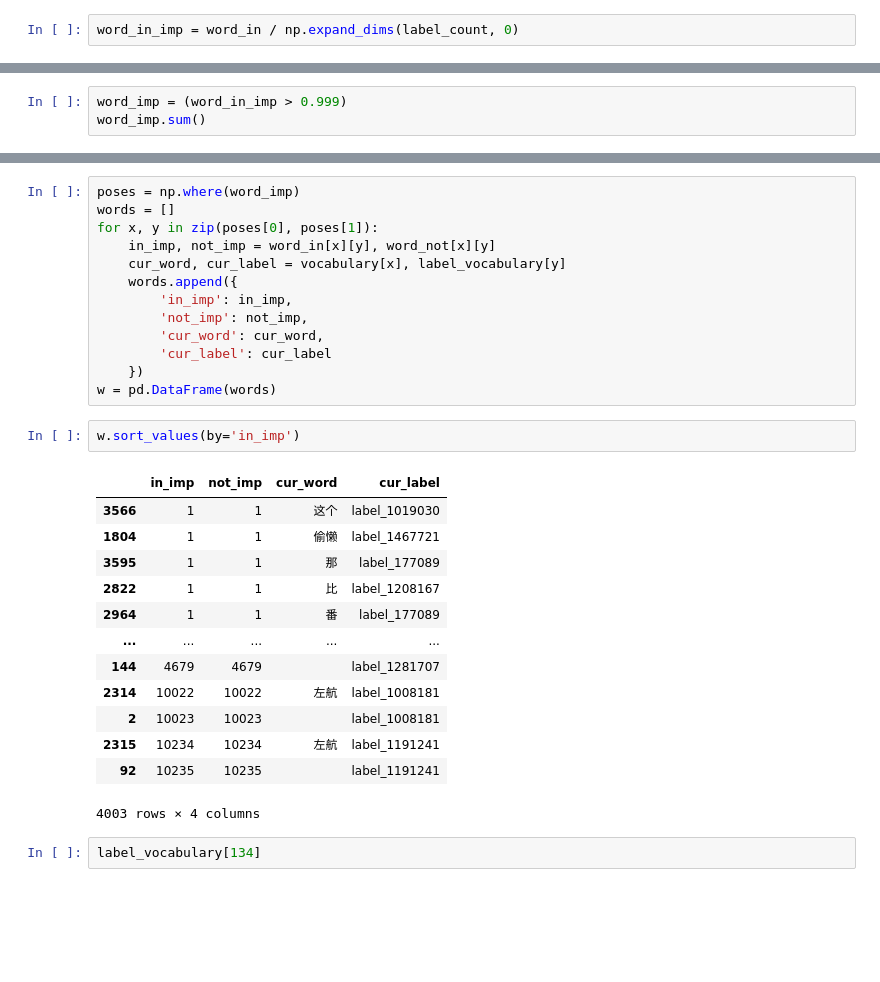
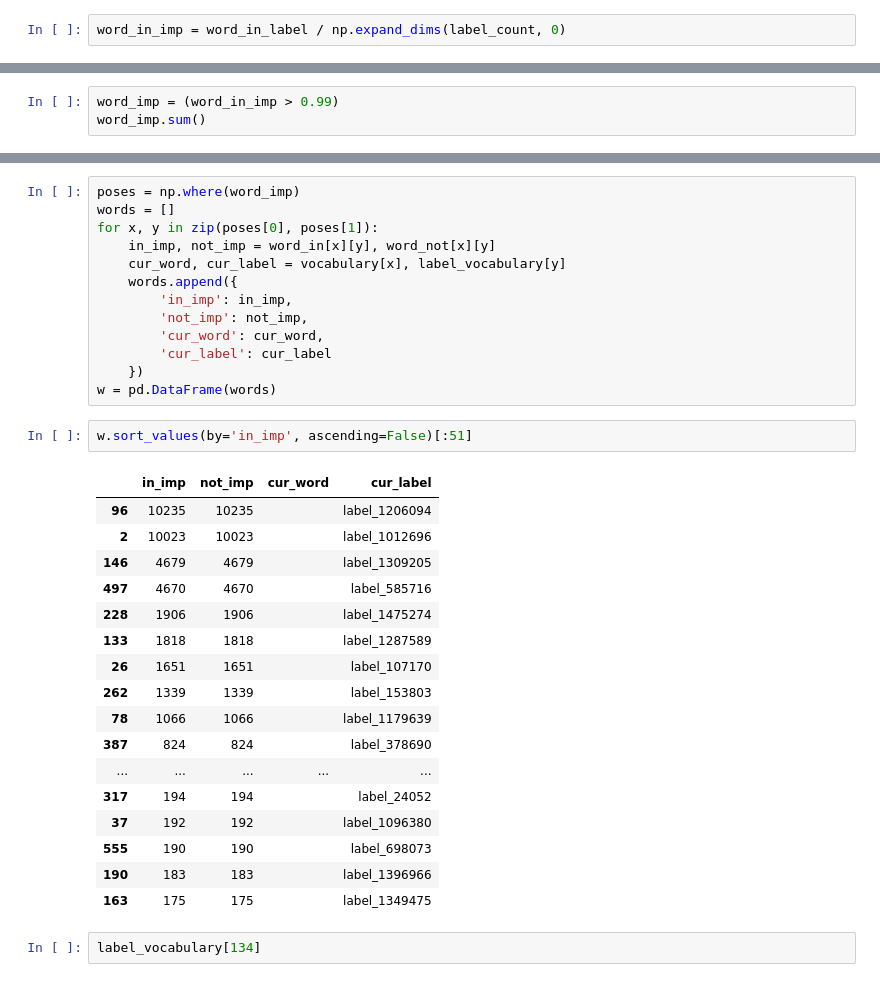
Before and after one commit to 1170500820/RM2023, a Jupyter notebook: process.ipynb, the cells around one changed output, grey strips where cells are left out. Drawn from its saved outputs; the diff is of its cells as text; blank space fills up the shorter version.

```diff
--- a/process.ipynb
+++ b/process.ipynb
@@ -396,6 +388,6 @@ vocabulary_idx = json.load(open('temp_data/vocabulary_idx.json', 'r', encoding='
 label_vocabulary = json.load(open('temp_data/label_vocabulary.json', 'r', encoding='utf-8'))
 label_vocabulary_idx = json.load(open('temp_data/label_vocabulary_idx.json', 'r', encoding='utf-8'))
 # %%
-word_in_imp = word_in / np.expand_dims(label_count, 0)
+word_in_imp = word_in_label / np.expand_dims(label_count, 0)
 # %%
 temp = (77314 - np.array(label_count)) / len(label_count)
@@ -403,4 +399,4 @@ word_not_imp = word_not / np.expand_dims(temp, 0)
 # %%
-word_imp = (word_in_imp > 0.999)
+word_imp = (word_in_imp > 0.99)
 word_imp.sum()
 # %% [output]
@@ -419,21 +415,25 @@ for x, y in zip(poses[0], poses[1]):
     })
 w = pd.DataFrame(words)
 # %%
-w.sort_values(by='in_imp')
+w.sort_values(by='in_imp', ascending=False)[:51]
 # %% [output]
 |  | in_imp | not_imp | cur_word | cur_label |
-| 3566 | 1 | 1 | 这个 | label_1019030 |
-| 1804 | 1 | 1 | 偷懒 | label_1467721 |
-| 3595 | 1 | 1 | 那 | label_177089 |
-| 2822 | 1 | 1 | 比 | label_1208167 |
-| 2964 | 1 | 1 | 番 | label_177089 |
+| 96 | 10235 | 10235 |  | label_1206094 |
+| 2 | 10023 | 10023 |  | label_1012696 |
+| 146 | 4679 | 4679 |  | label_1309205 |
+| 497 | 4670 | 4670 |  | label_585716 |
+| 228 | 1906 | 1906 |  | label_1475274 |
+| 133 | 1818 | 1818 |  | label_1287589 |
+| 26 | 1651 | 1651 |  | label_107170 |
+| 262 | 1339 | 1339 |  | label_153803 |
+| 78 | 1066 | 1066 |  | label_1179639 |
+| 387 | 824 | 824 |  | label_378690 |
 | ... | ... | ... | ... | ... |
-| 144 | 4679 | 4679 |  | label_1281707 |
-| 2314 | 10022 | 10022 | 左航 | label_1008181 |
-| 2 | 10023 | 10023 |  | label_1008181 |
-| 2315 | 10234 | 10234 | 左航 | label_1191241 |
-| 92 | 10235 | 10235 |  | label_1191241 |
+| 317 | 194 | 194 |  | label_24052 |
+| 37 | 192 | 192 |  | label_1096380 |
+| 555 | 190 | 190 |  | label_698073 |
+| 190 | 183 | 183 |  | label_1396966 |
+| 163 | 175 | 175 |  | label_1349475 |
-4003 rows × 4 columns
 # %%
 label_vocabulary[134]
 # %% [output]
```
Also changed, not shown: parts of 20 cells of this notebook, 2 other files.
